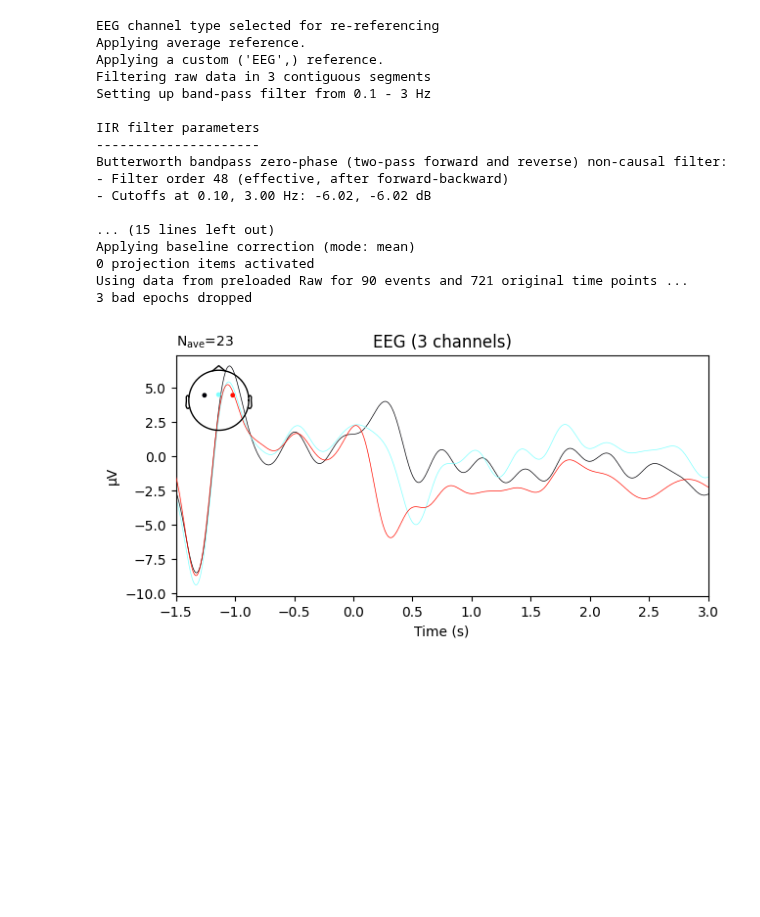
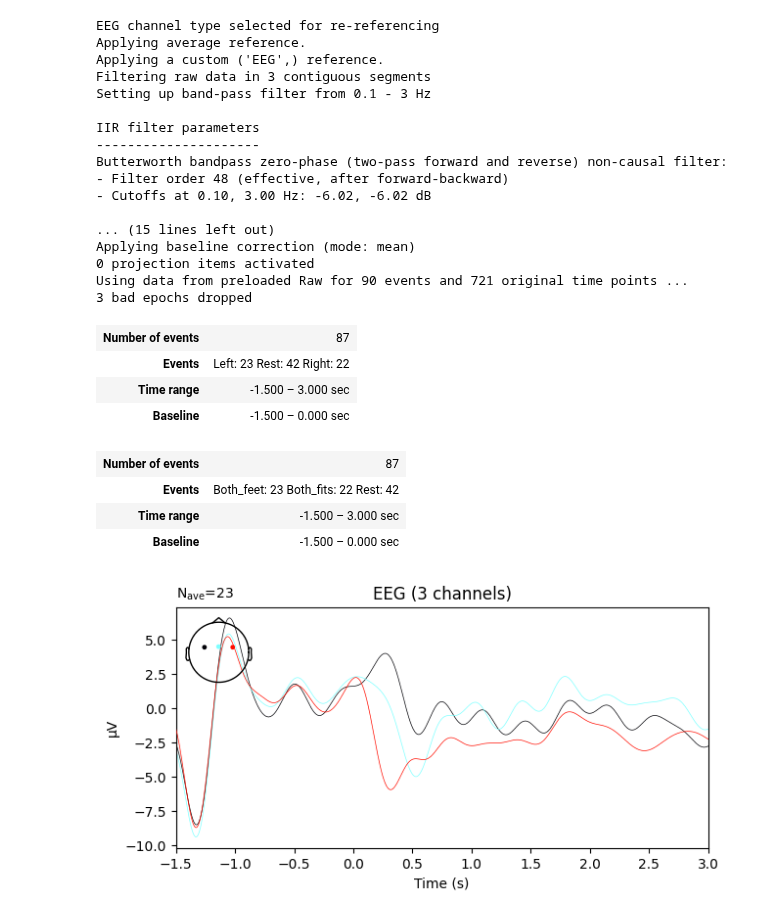
Before and after one commit to pipogood/Senior_Thesis, a Jupyter notebook: physionet_preprocess.ipynb, the cells around one changed output. Drawn from its saved outputs; the diff is of its cells as text; code cells hidden in the pictures; blank space fills up the shorter version.

```diff
--- a/physionet_preprocess.ipynb
+++ b/physionet_preprocess.ipynb
@@ -123,6 +123,20 @@ Applying baseline correction (mode: mean)
 0 projection items activated
 Using data from preloaded Raw for 90 events and 721 original time points ...
 3 bad epochs dropped
+# %%
+RorL_epochs
+# %% [output]
+| Number of events | 87 |
+| Events | Left: 23 Rest: 42 Right: 22 |
+| Time range | -1.500 – 3.000 sec |
+| Baseline | -1.500 – 0.000 sec |
+# %%
+Both_epochs
+# %% [output]
+| Number of events | 87 |
+| Events | Both_feet: 23 Both_fits: 22 Rest: 42 |
+| Time range | -1.500 – 3.000 sec |
+| Baseline | -1.500 – 0.000 sec |
 # %%
 RorL_epochs['Left'].average().plot()
 RorL_epochs['Right'].average().plot()
```
Also changed, not shown: parts of 6 cells of this notebook, 2 other files.
